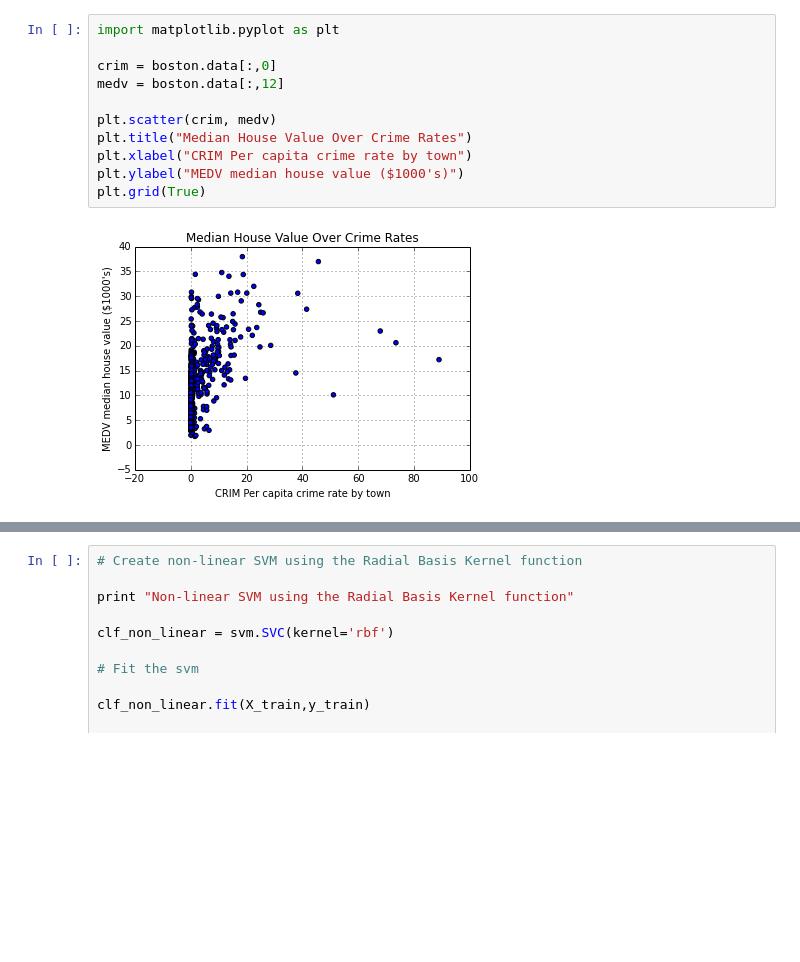
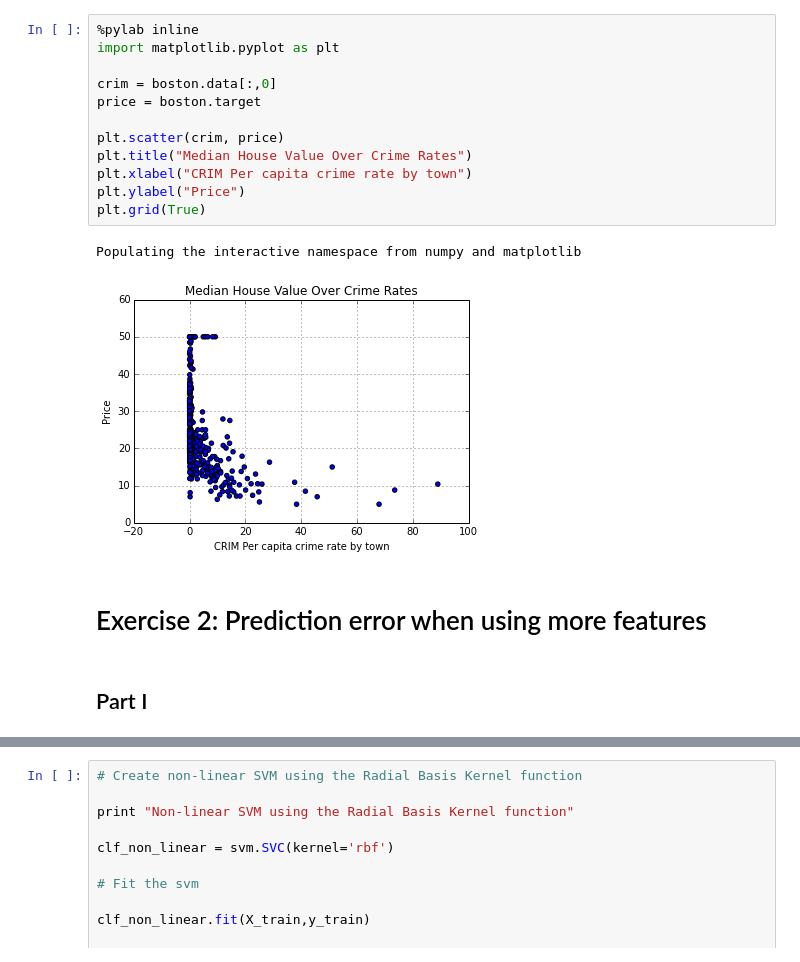
Before and after one commit to leahxu/datascience-fall14, a Jupyter notebook: lab1/leahxu_lab1.ipynb, the cells around one changed output, grey strips where cells are left out. Saved outputs shown, nothing was run; the diff lists cells and outputs as text; blank space fills up the shorter version.

```diff
--- a/lab1/leahxu_lab1.ipynb
+++ b/lab1/leahxu_lab1.ipynb
@@ -21,14 +45,20 @@ Number of features =  4
 # %%
+%pylab inline
 import matplotlib.pyplot as plt
 
 crim = boston.data[:,0]
-medv = boston.data[:,12]
+price = boston.target
 
-plt.scatter(crim, medv)
+plt.scatter(crim, price)
 plt.title("Median House Value Over Crime Rates")
 plt.xlabel("CRIM Per capita crime rate by town")
-plt.ylabel("MEDV median house value ($1000's)")
+plt.ylabel("Price")
 plt.grid(True)
 # %% [output]
+Populating the interactive namespace from numpy and matplotlib
-[figure, old version]
+[figure, new version]
+# %% [markdown]
+# Exercise 2: Prediction error when using more features
+# %% [markdown]
+## Part I
 # %%
```
Also changed, not shown: parts of 24 cells of this notebook.
